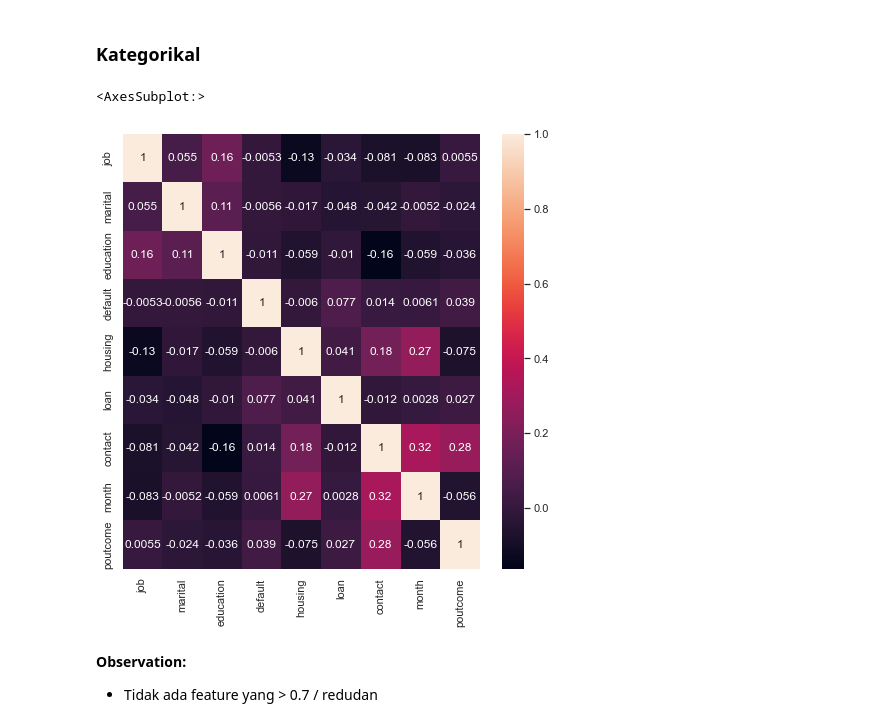
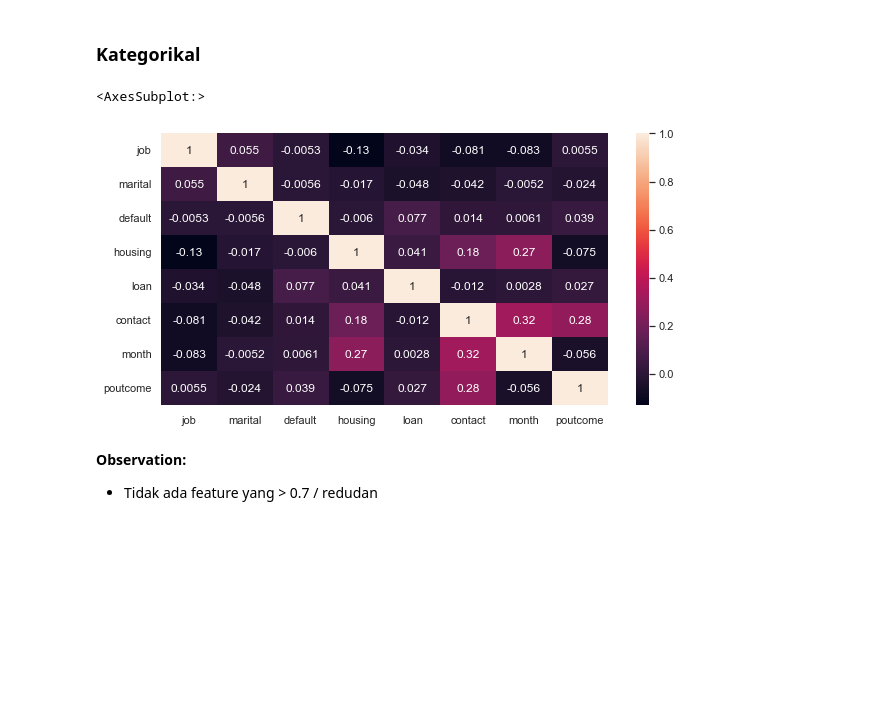
Before and after one commit to dinosukqwerty/Final-Project---Beta-Tech, a Jupyter notebook: FinalProject-Stage2.ipynb, the cells around one changed output. Cells and saved outputs as stored; diff of their text form; code cells hidden in the pictures; blank space fills up the shorter version.

```diff
--- a/FinalProject-Stage2.ipynb
+++ b/FinalProject-Stage2.ipynb
@@ -1036,8 +1038,3 @@ Name: poutcome, dtype: int64
 df_new['job'] = df_new['job'].replace('admin.','admin')
 # %% [markdown]
 **Optional**<br>Apabila ingin mereplace nilai unknown jalankan sel dibawah ini
-# %%
-#replace unknown to mode
-unknown_col = ['job','education','contact']
-for x in unknown_col:
-    df[x] = df[x].replace('unknown',df[x].mode()[0])
@@ -1169,10 +1168,6 @@ le = LabelEncoder()
 
 x_cat['job'] = le.fit_transform(x_cat['job'])
 x_cat['marital'] = le.fit_transform(x_cat['marital'])
-x_cat['education'] = le.fit_transform(x_cat['education'])
-x_cat['default'] = le.fit_transform(x_cat['default'])
-x_cat['housing'] = le.fit_transform(x_cat['housing'])
-x_cat['loan'] = le.fit_transform(x_cat['loan'])
 x_cat['contact'] = le.fit_transform(x_cat['contact'])
 x_cat['month'] = le.fit_transform(x_cat['month'])
 x_cat['poutcome'] = le.fit_transform(x_cat['poutcome'])
@@ -1399,11 +1394,11 @@ df_yeo[['age_std','balance_std','day_std','duration_std','campaign_std','previou
 ### Kategorikal
 # %%
 # Korelasi antarfitur dan fitur dengan target
-plt.figure(figsize=(8,8))
+plt.figure(figsize=(10,5))
 sns.heatmap(x_cat.corr(method='spearman'),annot=True)
 # %% [output]
 <AxesSubplot:>
-[figure, old version]
+[figure, new version]
 # %% [markdown]
 **Observation:**<br>
 - Tidak ada feature yang > 0.7 / redudan <br>
```
Also changed, not shown: parts of 35 cells of this notebook.
